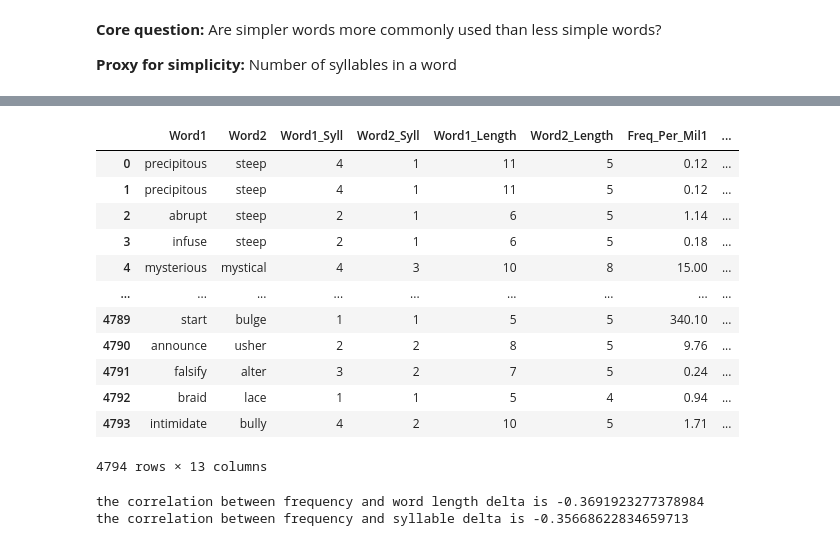
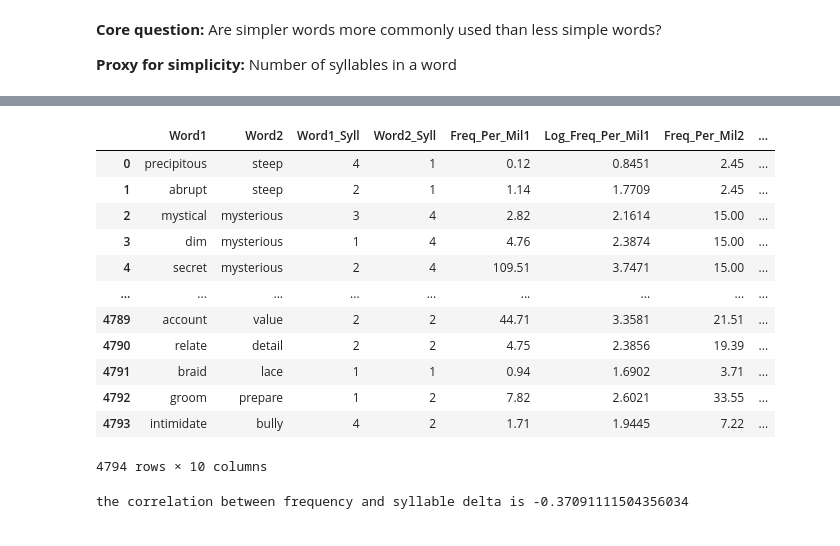
Before and after one commit to leahteich/word_studies, a Jupyter notebook: syll_syn.ipynb, the cells around one changed output, grey strips where cells are left out. Drawn from its saved outputs; the diff is of its cells as text; code cells hidden in the pictures.

```diff
--- a/syll_syn.ipynb
+++ b/syll_syn.ipynb
@@ -26,9 +26,9 @@ freq_data2 = pd.read_csv("SUBTLEXus74286wordstextversion.txt", sep="	", names=["
 freq_data2 = freq_data2[["Word2","Freq_Per_Mil2","Log_Freq_Per_Mil2"]]
 # %%
 # Reading in synonym dataframe from eacl2017
-adj=pd.read_csv("eacl2017/adjtrain.txt", sep="	", header=None, names=["Word1", "Word2","Synonym"])
-noun=pd.read_csv("eacl2017/nounstrain.txt", sep="	", header=None, names=["Word1", "Word2","Synonym"])
-verb=pd.read_csv("eacl2017/verbstrain.txt", sep="	", header=None, names=["Word1", "Word2","Synonym"])
+adj=pd.read_csv("eacl2017_Syll/adjtrain.txt", sep="	", header=None, names=["Word1", "Word2","Synonym"])
+noun=pd.read_csv("eacl2017_Syll/nounstrain.txt", sep="	", header=None, names=["Word1", "Word2","Synonym"])
+verb=pd.read_csv("eacl2017_Syll/verbstrain.txt", sep="	", header=None, names=["Word1", "Word2","Synonym"])
 
 frames = [adj,noun,verb]
 
@@ -38,6 +38,6 @@ data = pd.concat(frames)
 data = data[data.Synonym == 0]
 data = data[["Word1", "Word2"]]
 
-data['Word1'],data['Word2']=np.where((data['Word2'].str.len())>=(data['Word1'].str.len()),(data['Word2'],data['Word1']),(data['Word1'],data['Word2']))
+
 print(data)
 # %% [output]
@@ -74,21 +70,22 @@ final_df = pd.merge(result,freq_data2,on="Word2")
 # %%
 final_df['Syll_Delta'] = final_df['Word1_Syll'] - final_df['Word2_Syll']
 final_df['Freq_Delta'] = final_df['Log_Freq_Per_Mil1'] - final_df['Log_Freq_Per_Mil2']
-final_df['Length_Delta'] = final_df['Word1_Length'] - final_df['Word2_Length']
+
+final_df['Syll_Delta'],final_df['Freq_Delta']=np.where((final_df['Syll_Delta']<=0),(-final_df['Syll_Delta'],-final_df['Freq_Delta']),(final_df['Syll_Delta'],final_df['Freq_Delta']))
 
 final_df
 # %% [output]
-|  | Word1 | Word2 | Word1_Syll | Word2_Syll | Word1_Length | Word2_Length | Freq_Per_Mil1 | ... |
-| 0 | precipitous | steep | 4 | 1 | 11 | 5 | 0.12 | ... |
-| 1 | precipitous | steep | 4 | 1 | 11 | 5 | 0.12 | ... |
-| 2 | abrupt | steep | 2 | 1 | 6 | 5 | 1.14 | ... |
-| 3 | infuse | steep | 2 | 1 | 6 | 5 | 0.18 | ... |
-| 4 | mysterious | mystical | 4 | 3 | 10 | 8 | 15.00 | ... |
+|  | Word1 | Word2 | Word1_Syll | Word2_Syll | Freq_Per_Mil1 | Log_Freq_Per_Mil1 | Freq_Per_Mil2 | ... |
+| 0 | precipitous | steep | 4 | 1 | 0.12 | 0.8451 | 2.45 | ... |
+| 1 | abrupt | steep | 2 | 1 | 1.14 | 1.7709 | 2.45 | ... |
+| 2 | mystical | mysterious | 3 | 4 | 2.82 | 2.1614 | 15.00 | ... |
+| 3 | dim | mysterious | 1 | 4 | 4.76 | 2.3874 | 15.00 | ... |
+| 4 | secret | mysterious | 2 | 4 | 109.51 | 3.7471 | 15.00 | ... |
 | ... | ... | ... | ... | ... | ... | ... | ... | ... |
-| 4789 | start | bulge | 1 | 1 | 5 | 5 | 340.10 | ... |
-| 4790 | announce | usher | 2 | 2 | 8 | 5 | 9.76 | ... |
-| 4791 | falsify | alter | 3 | 2 | 7 | 5 | 0.24 | ... |
-| 4792 | braid | lace | 1 | 1 | 5 | 4 | 0.94 | ... |
-| 4793 | intimidate | bully | 4 | 2 | 10 | 5 | 1.71 | ... |
+| 4789 | account | value | 2 | 2 | 44.71 | 3.3581 | 21.51 | ... |
+| 4790 | relate | detail | 2 | 2 | 4.75 | 2.3856 | 19.39 | ... |
+| 4791 | braid | lace | 1 | 1 | 0.94 | 1.6902 | 3.71 | ... |
+| 4792 | groom | prepare | 1 | 2 | 7.82 | 2.6021 | 33.55 | ... |
+| 4793 | intimidate | bully | 4 | 2 | 1.71 | 1.9445 | 7.22 | ... |
-4794 rows × 13 columns
+4794 rows × 10 columns
 # %%
@@ -96,16 +93,12 @@ final_df.to_csv("full_df_data.csv")
 # %%
 #Calculate correlations
 
-final_df = final_df.astype({'Syll_Delta':'float','Freq_Delta':'float','Length_Delta':'float'})
-
-corr_length = final_df["Freq_Delta"].corr(final_df["Length_Delta"])
-print("the correlation between frequency and word length delta is", corr_length)
+final_df = final_df.astype({'Syll_Delta':'float','Freq_Delta':'float'})
 
 corr_syll = final_df["Freq_Delta"].corr(final_df["Syll_Delta"])
 print("the correlation between frequency and syllable delta is", corr_syll)
 # %% [output]
-the correlation between frequency and word length delta is -0.3691923277378984
-the correlation between frequency and syllable delta is -0.35668622834659713
+the correlation between frequency and syllable delta is -0.37091111504356034
 # %%
 import seaborn as sns
 sns.set(rc={"figure.dpi":300, 'savefig.dpi':300})
```
Also changed, not shown: parts of 5 cells of this notebook, 7 other files.
